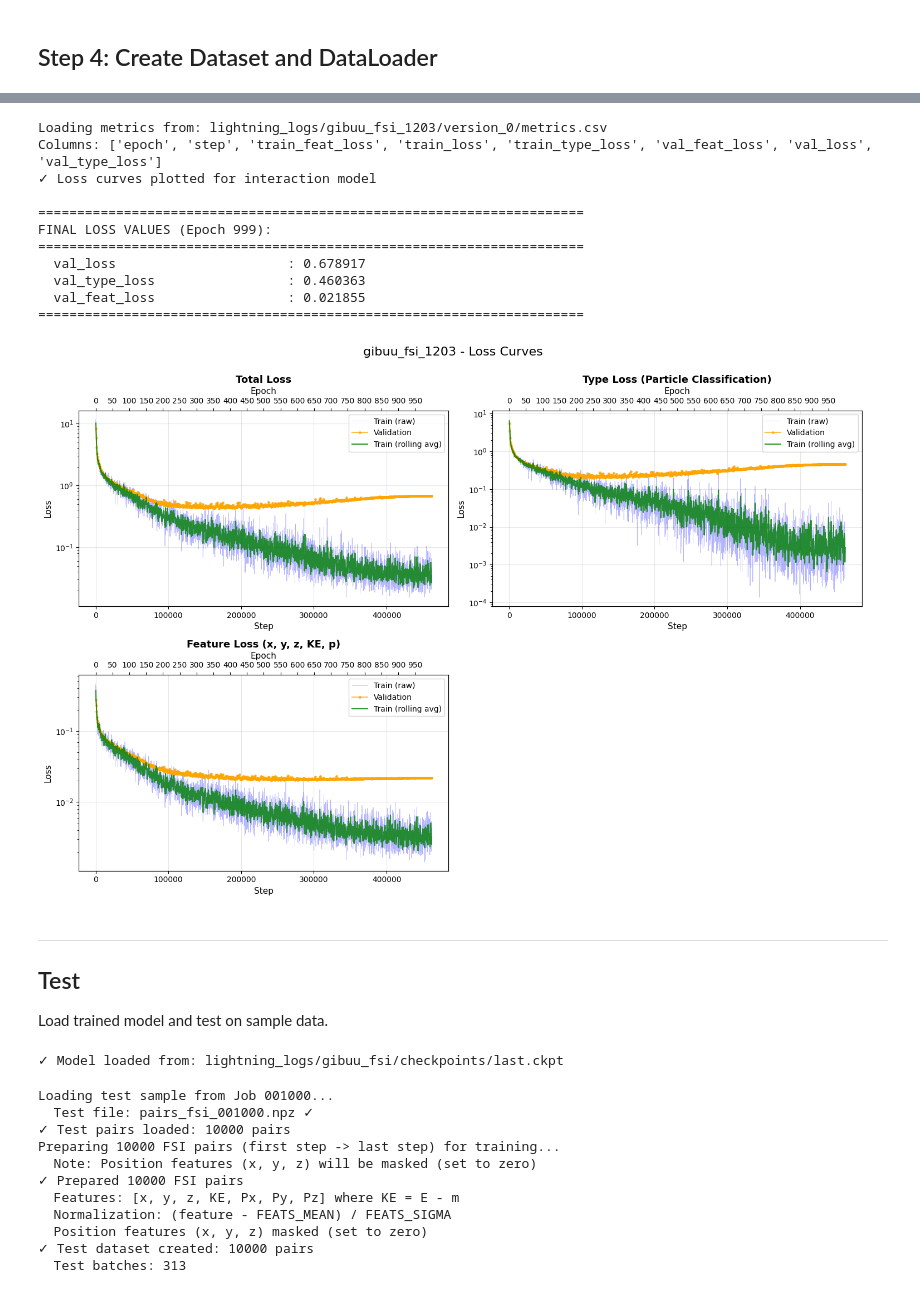
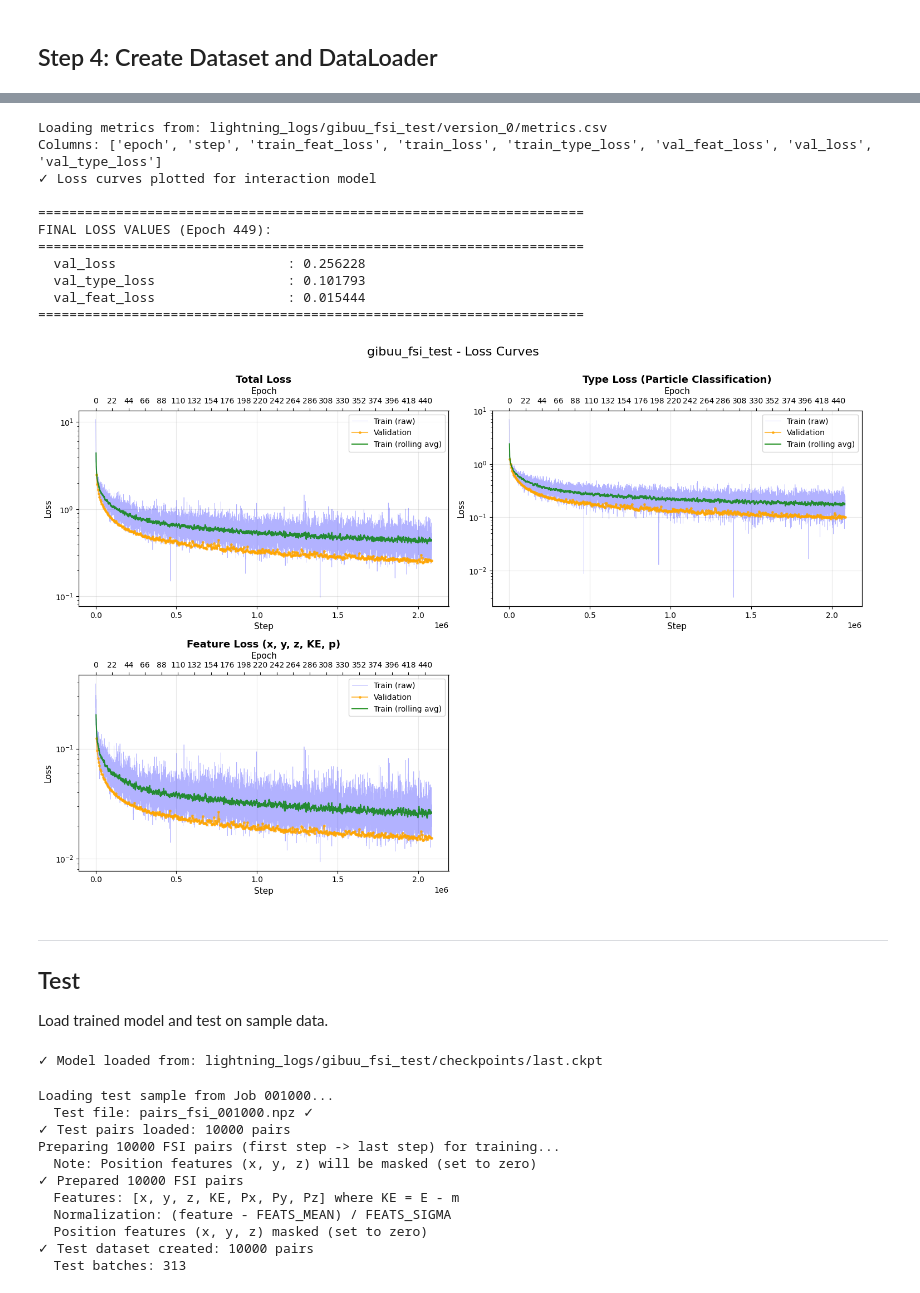
Before and after one commit to Yinrui-Liu/GiBUU_viz, a Jupyter notebook: GiBUU_FSI.ipynb, the cells around one changed output, grey strips where cells are left out. Drawn from its saved outputs; the diff is of its cells as text; code cells hidden in the pictures.

```diff
--- a/GiBUU_FSI.ipynb
+++ b/GiBUU_FSI.ipynb
@@ -510,44 +712,44 @@ from gibuu_transformer import plot_loss_curves
 import matplotlib.pyplot as plt
 import pandas as pd
 
-EXPERIMENT_NAME = "gibuu_fsi_1203"
+EXPERIMENT_NAME = "gibuu_fsi_test"
 COMBINE_CSV = False
 if COMBINE_CSV:
     csv_idx_list = [0, 11] # modify the list
     csv_path = f"lightning_logs/{EXPERIMENT_NAME}/combined.csv"
     dfs = [pd.read_csv(f'lightning_logs/{EXPERIMENT_NAME}/version_{i}/metrics.csv') for i in csv_idx_list]
     combined = pd.concat(dfs, ignore_index=True)
     combined.to_csv(csv_path, index=False)
 else:
     csv_idx = 0 # modify the index
     csv_path = f"lightning_logs/{EXPERIMENT_NAME}/version_{csv_idx}/metrics.csv"
 
 # Option 2: Plot from combined CSV (if you've combined multiple versions)
 # csv_path = f"lightning_logs/{EXPERIMENT_NAME}/combined.csv"
 
 fig, axes = plot_loss_curves(
     csv_path=csv_path,
     mode='interaction',
     figsize=(15, 10),
     title=f'{EXPERIMENT_NAME} - Loss Curves',
     logy=True
 )
 
 if fig is not None:
     plt.show()
 # %% [output]
-Loading metrics from: lightning_logs/gibuu_fsi_1203/version_0/metrics.csv
+Loading metrics from: lightning_logs/gibuu_fsi_test/version_0/metrics.csv
 Columns: ['epoch', 'step', 'train_feat_loss', 'train_loss', 'train_type_loss', 'val_feat_loss', 'val_loss', 'val_type_loss']
 ✓ Loss curves plotted for interaction model
 
 ======================================================================
-FINAL LOSS VALUES (Epoch 999):
+FINAL LOSS VALUES (Epoch 449):
 ======================================================================
-  val_loss                      : 0.678917
-  val_type_loss                 : 0.460363
-  val_feat_loss                 : 0.021855
+  val_loss                      : 0.256228
+  val_type_loss                 : 0.101793
+  val_feat_loss                 : 0.015444
 ======================================================================
-[figure, old version]
+[figure, new version]
 # %% [markdown]
 ---
 
@@ -558,7 +760,8 @@ Load trained model and test on sample data.
 ### Load Best Checkpoint
 
 #checkpoint_path = trainer.checkpoint_callback.best_model_path
-checkpoint_path = "lightning_logs/gibuu_fsi/checkpoints/last.ckpt"
+EXPERIMENT_NAME = "gibuu_fsi_test"
+checkpoint_path = f"lightning_logs/{EXPERIMENT_NAME}/checkpoints/last.ckpt"
 
 model_loaded = GiBUUInteractionLightning.load_from_checkpoint(checkpoint_path)
 model_loaded.eval()
@@ -567,7 +770,7 @@ model_loaded.to(device)
 
 print(f"✓ Model loaded from: {checkpoint_path}")
 # %% [output]
-✓ Model loaded from: lightning_logs/gibuu_fsi/checkpoints/last.ckpt
+✓ Model loaded from: lightning_logs/gibuu_fsi_test/checkpoints/last.ckpt
 # %%
 ### Load Test Sample
 
```
Also changed, not shown: parts of 15 cells of this notebook, 2 other files.
